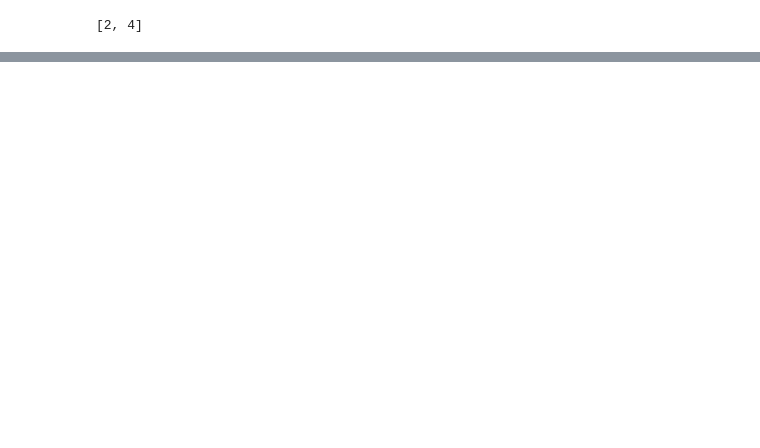
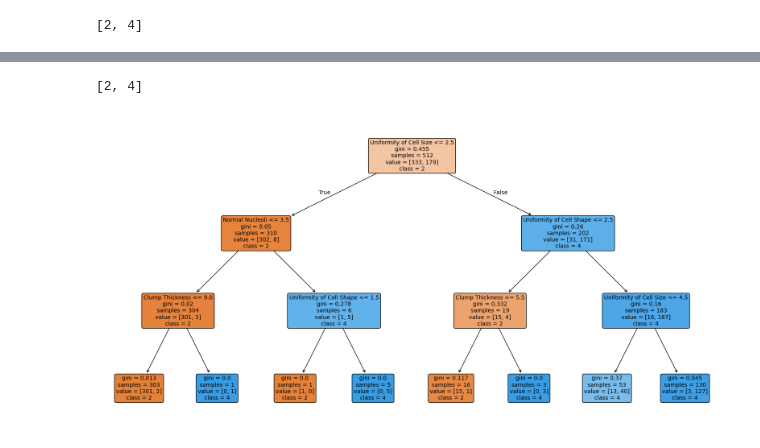
Before and after one commit to 2026491-max/Machine-Learning, a Jupyter notebook: Machine_Learning.ipynb, the cells around one changed output, grey strips where cells are left out. Cells and saved outputs as stored; diff of their text form; code cells hidden in the pictures; blank space fills up the shorter version.

```diff
--- a/Machine_Learning.ipynb
+++ b/Machine_Learning.ipynb
@@ -400,0 +589,11 @@ plt.show()
+# %%
+X_train, X_test, y_train, y_test = train_test_split(X, y, test_size = 0.25, random_state = 1) # 5% training and 5% test
+# %%
+#Create Decision Tree classifer object
+clf = DecisionTreeClassifier(criterion = 'gini', max_depth = 3, random_state = 0)
+
+# Train Decision Tree Classifer
+clf = clf.fit(X_train, y_train)
+
+#Predict the response for test dataset
+y_pred = clf.predict(X_test)
@@ -400,0 +658,12 @@ plt.show()
+# %%
+df['Class'].unique().tolist()
+# %% [output]
+[2, 4]
+# %%
+# Plot the Decision Tree
+plt.figure(figsize = (20, 10))
+plot_tree(clf, filled = True, feature_names = X.columns.tolist(), class_names = [str(label) for label in df['Class'].unique()],
+          rounded = True, fontsize = 10)
+plt.show()
+# %% [output]
+[figure, added]
```
Also changed, not shown: parts of 67 cells of this notebook, 1 other file.
